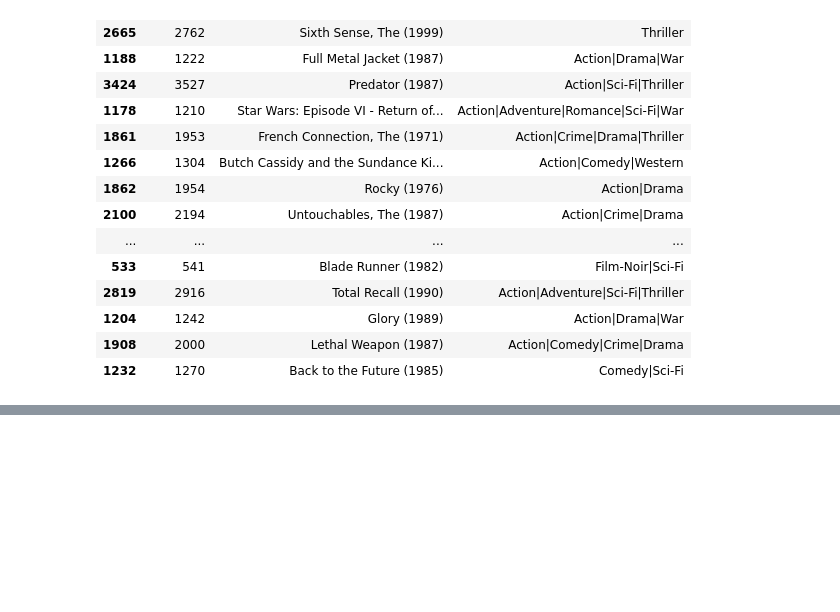
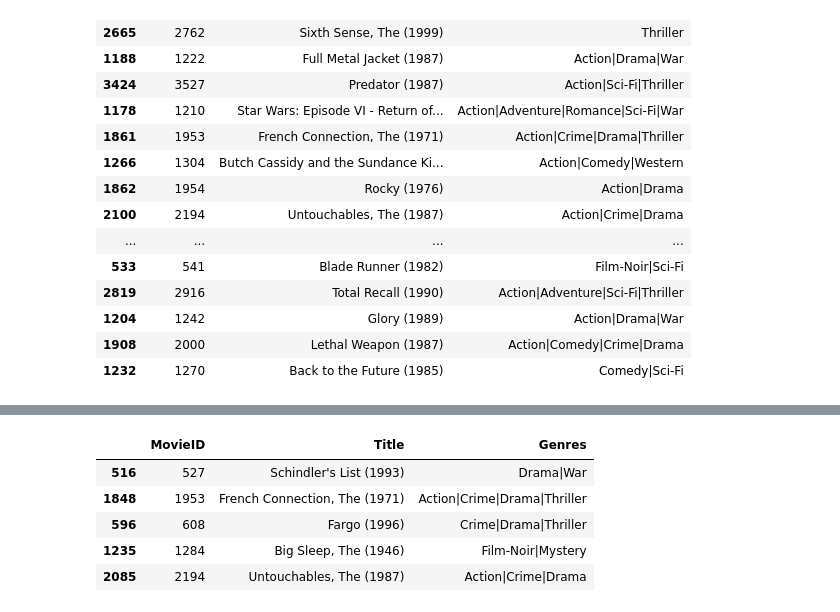
Before and after one commit to GazalaSayyad/Movie-Recommendation, a Jupyter notebook: MovieRecommed.ipynb, the cells around one changed output, grey strips where cells are left out. Saved outputs shown, nothing was run; the diff lists cells and outputs as text; code cells hidden in the pictures; blank space fills up the shorter version.

```diff
--- a/MovieRecommed.ipynb
+++ b/MovieRecommed.ipynb
@@ -153,0 +191,2 @@ predictions
+# %%
+ratings_df = ratings_df.astype('int')
@@ -153,0 +206,2 @@ predictions
+# %%
+already_ratedFinal, predictionsFinal = recommend_movies(preds_df, 837, movies_df, ratings_df,5)
@@ -153,0 +222,9 @@ predictions
+# %%
+predictionsFinal
+# %% [output]
+|  | MovieID | Title | Genres |
+| 516 | 527 | Schindler's List (1993) | Drama|War |
+| 1848 | 1953 | French Connection, The (1971) | Action|Crime|Drama|Thriller |
+| 596 | 608 | Fargo (1996) | Crime|Drama|Thriller |
+| 1235 | 1284 | Big Sleep, The (1946) | Film-Noir|Mystery |
+| 2085 | 2194 | Untouchables, The (1987) | Action|Crime|Drama |
```
Also changed, not shown: parts of 11 cells of this notebook.
